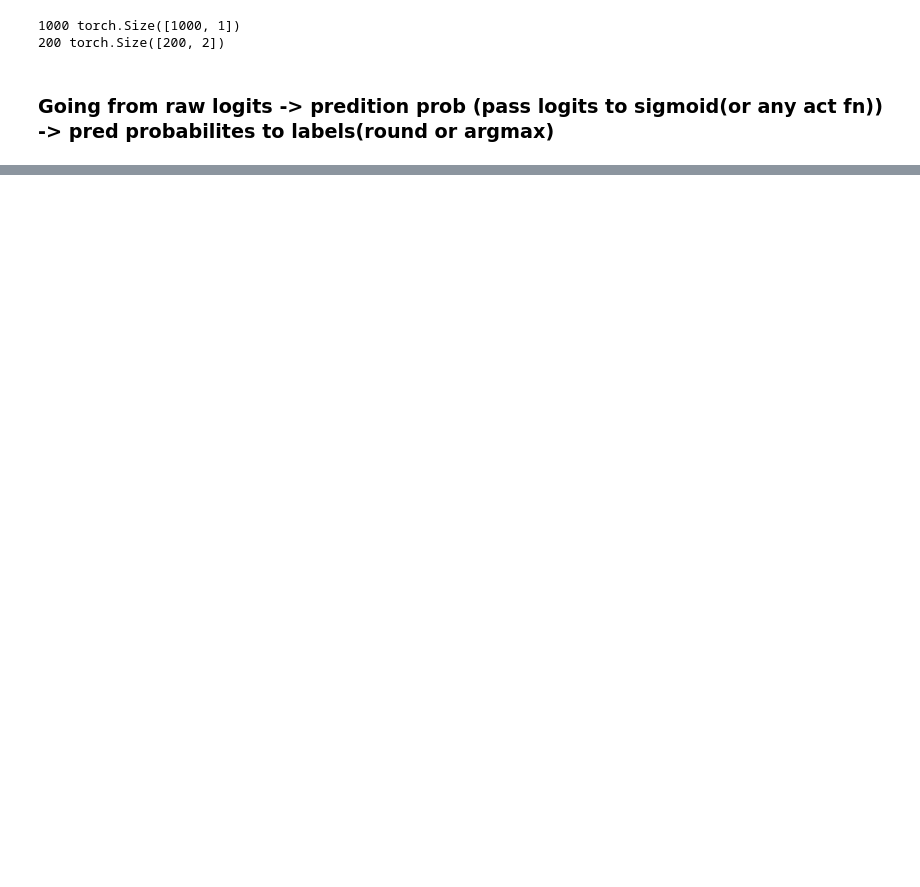
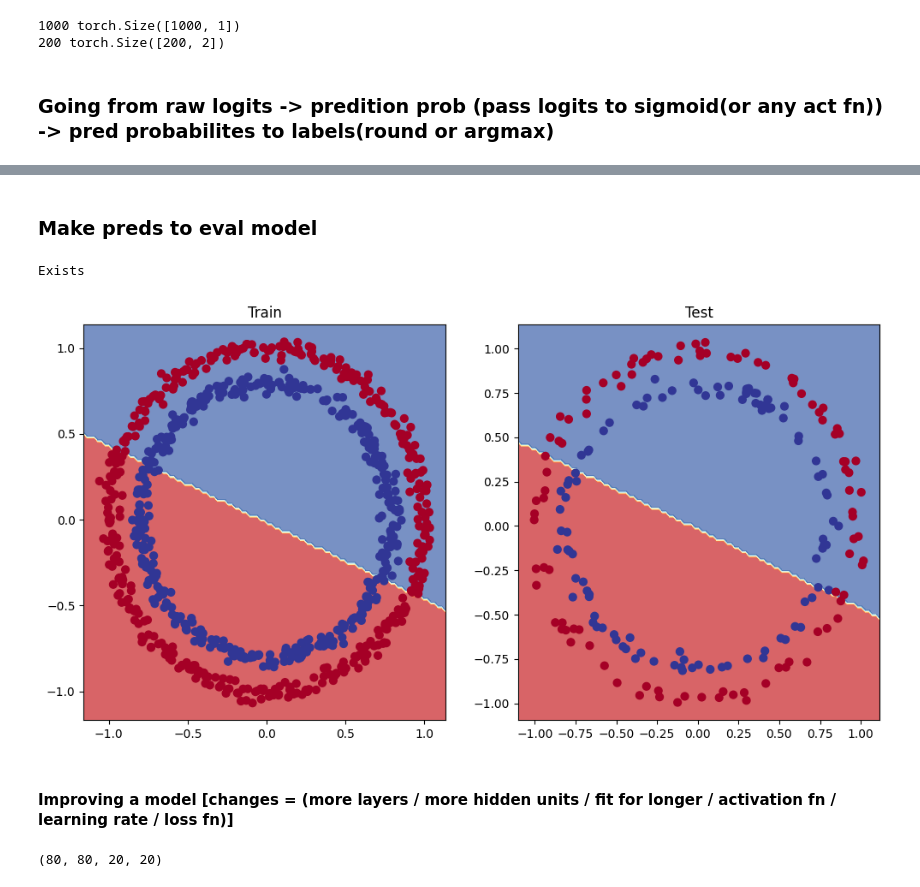
Before and after one commit to ZackFairMoaz/Machine-Learning, a Jupyter notebook: Deep Learning/PyTorch Basics/3-Classification_Neural_Network.ipynb, the cells around one changed output, grey strips where cells are left out. Drawn from its saved outputs; the diff is of its cells as text; code cells hidden in the pictures; blank space fills up the shorter version.

```diff
--- a/Deep Learning/PyTorch Basics/3-Classification_Neural_Network.ipynb
+++ b/Deep Learning/PyTorch Basics/3-Classification_Neural_Network.ipynb
@@ -138,4 +97,10 @@ print(len(X_test), X_test.shape)
 # )
 loss_fn = nn.BCEWithLogitsLoss() #(has sigmoid activation function build in)
 import torch.optim as optim
-optimizer = optim.SGD(params=model.parameters(), lr = 0.1)
+optimizer = optim.Adam(params=model.parameters(), lr = 0.1)
+
+# eval metric (accuracy)
+def accuracy_fn(y_true, y_pred):
+    correct = torch.eq(y_true, y_pred).sum().item()
+    acc = (correct/len(y_pred)) * 100
+    return acc
@@ -170,7 +129,7 @@ tensor([0., 0., 0., 0., 0.], device='cuda:0')
 torch.manual_seed(42)
 torch.cuda.manual_seed(42)
 
-epochs = 100
+epochs = 1000
 X_train, y_train = X_train.to(device), y_train.to(device)
 X_test, y_test = X_test.to(device), y_test.to(device)
 
@@ -204,6 +163,6 @@ for epoch in range(epochs):
         test_loss = loss_fn(test_logits, y_test)
         test_acc = accuracy_fn(y_true=y_test, y_pred=test_pred)
 
-    if epoch % 10 == 0:
+    if epoch % 100 == 0:
         print(f"Epoch: {epoch} | loss: {loss:.5f}, Acc: {acc:.2f} | Test Loss: {test_loss:.5f} | Test Acc: {test_acc:.5f}" ,)
 # %% [output]
@@ -219,0 +179,49 @@ Epoch: 90 | loss: 0.69298, Acc: 51.38 | Test Loss: 0.69486 | Test Acc: 45.50000
+# %% [markdown]
+### Make preds to eval model
+# %%
+import requests
+from pathlib import Path
+
+# download helper fns
+if Path("helper_functions.py").is_file():
+    print("Exists")
+else:
+    print("Downloading Helper Functions script")
+    request = requests.get("https://raw.githubusercontent.com/mrdbourke/pytorch-deep-learning/main/helper_functions.py")
+    with open("helper_functions.py", "wb") as f:
+        f.write(request.content)
+
+from helper_functions import plot_predictions, plot_decision_boundary
+# %% [output]
+Exists
+# %%
+# Plot Decision boundary of model
+plt.figure(figsize=(12, 6))
+plt.subplot(1, 2, 1) # row col index
+plt.title("Train")
+plot_decision_boundary(model, X_train, y_train)
+plt.subplot(1, 2, 2)
+plt.title("Test")
+plot_decision_boundary(model, X_test, y_test)
+# %% [output]
+[figure, added]
+# %% [markdown]
+#### Improving a model [changes = (more layers / more hidden units / fit for longer / activation fn / learning rate / loss fn)]
+# %%
+# Troubleshooting
+weight = 0.7
+bias = 0.3
+start = 0
+end = 1
+step = 0.01
+
+X_regression = torch.arange(start, end, step).unsqueeze(dim=1)
+y_regression = weight * X_regression + bias
+
+train_split = int(0.8 * len(X_regression))
+X_train_regression, y_train_regression = X_regression[:train_split], y_regression[:train_split]
+X_test_regression, y_test_regression = X_regression[train_split:], y_regression[train_split:]
+
+len(X_train_regression), len(y_train_regression), len(X_test_regression), len(y_test_regression)
+# %% [output]
+(80, 80, 20, 20)
```
Also changed, not shown: parts of 22 cells of this notebook, 1 other file.
